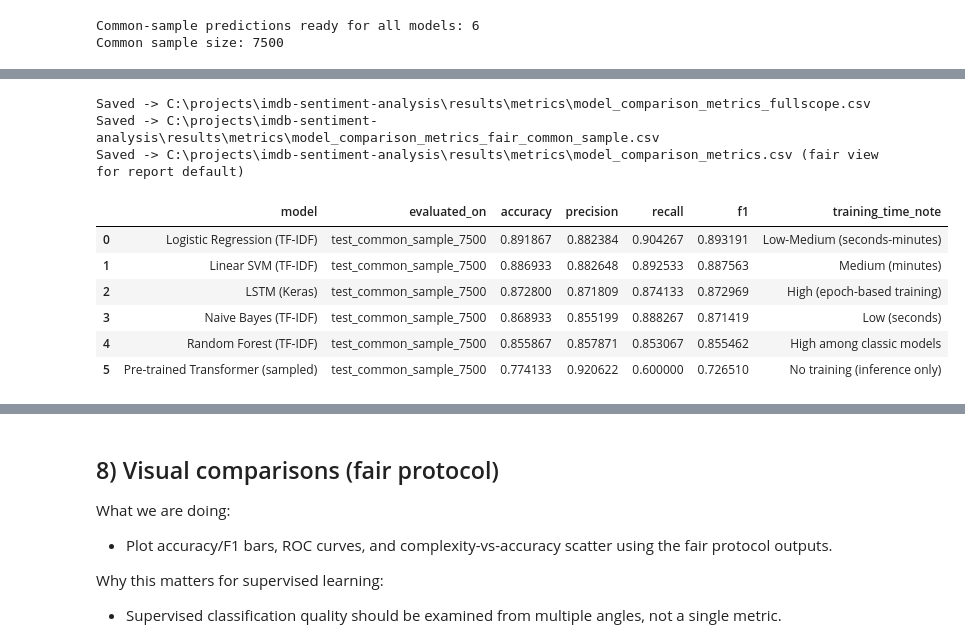
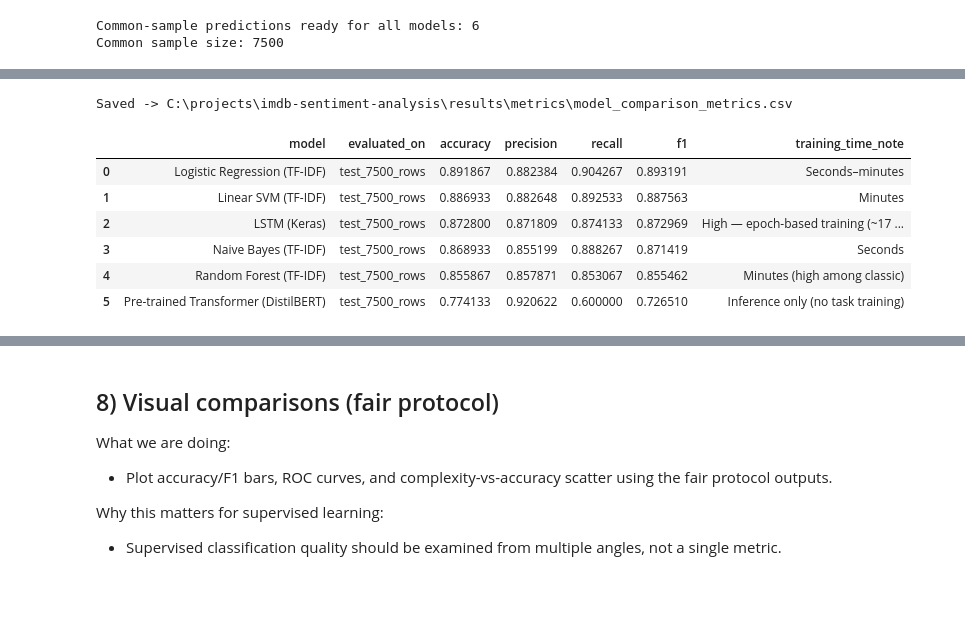
Before and after one commit to Lidizz/imdb-sentiment-analysis, a Jupyter notebook: notebooks/05_model_comparison.ipynb, the cells around one changed output, grey strips where cells are left out. Cells and saved outputs as stored; diff of their text form; code cells hidden in the pictures; blank space fills up the shorter version.

```diff
--- a/notebooks/05_model_comparison.ipynb
+++ b/notebooks/05_model_comparison.ipynb
@@ -355,70 +332,36 @@ How to interpret:
 # %%
 training_time_note = {
-    'Naive Bayes (TF-IDF)': 'Low (seconds)',
-    'Logistic Regression (TF-IDF)': 'Low-Medium (seconds-minutes)',
-    'Linear SVM (TF-IDF)': 'Medium (minutes)',
-    'Random Forest (TF-IDF)': 'High among classic models',
-    'LSTM (Keras)': 'High (epoch-based training)',
-    'Pre-trained Transformer (sampled)': 'No training (inference only)',
+    'Naive Bayes (TF-IDF)':                 'Seconds',
+    'Logistic Regression (TF-IDF)':         'Seconds–minutes',
+    'Linear SVM (TF-IDF)':                  'Minutes',
+    'Random Forest (TF-IDF)':              'Minutes (high among classic)',
+    'LSTM (Keras)':                         'High — epoch-based training (~17 min/epoch on CPU)',
+    'Pre-trained Transformer (DistilBERT)': 'Inference only (no task training)',
 }
 
-# A) Full-scope view (keeps prior coverage differences explicit)
-rows_full = []
-for model_name, y_pred in predictions.items():
-    if model_name == 'Pre-trained Transformer (sampled)':
-        y_true_local = y_test_sample
-        eval_scope = f'test_sample_{len(y_test_sample)}'
-    else:
-        y_true_local = y_test_np
-        eval_scope = f'test_full_{len(y_test_np)}'
-
-    metric_values = compute_metrics(y_true_local, np.asarray(y_pred).reshape(-1).astype(int))
-    rows_full.append({
+rows = []
+for model_name, y_pred in predictions_common.items():
+    metric_values = compute_metrics(y_test_common, np.asarray(y_pred).reshape(-1).astype(int))
+    rows.append({
         'model': model_name,
-        'evaluated_on': eval_scope,
+        'evaluated_on': f'test_{len(y_test_common)}_rows',
         **metric_values,
-        'training_time_note': training_time_note[model_name],
+        'training_time_note': training_time_note.get(model_name, '—'),
     })
 
-comparison_df_full = pd.DataFrame(rows_full).sort_values(by='f1', ascending=False).reset_index(drop=True)
+comparison_df = pd.DataFrame(rows).sort_values(by='f1', ascending=False).reset_index(drop=True)
 
-# B) Strict fair view (all models on same sampled rows)
-rows_fair = []
-for model_name, y_pred in predictions_common.items():
-    metric_values = compute_metrics(y_test_common, np.asarray(y_pred).reshape(-1).astype(int))
-    rows_fair.append({
-        'model': model_name,
-        'evaluated_on': f'test_common_sample_{len(y_test_common)}',
-        **metric_values,
-        'training_time_note': training_time_note[model_name],
-    })
-
-comparison_df_fair = pd.DataFrame(rows_fair).sort_values(by='f1', ascending=False).reset_index(drop=True)
-
-# Keep the original variable name pointed to fair results for downstream plots/reporting
-comparison_df = comparison_df_fair.copy()
-
-comparison_path_full = METRICS_DIR / 'model_comparison_metrics_fullscope.csv'
-comparison_path_fair = METRICS_DIR / 'model_comparison_metrics_fair_common_sample.csv'
 comparison_path = METRICS_DIR / 'model_comparison_metrics.csv'
-
-comparison_df_full.to_csv(comparison_path_full, index=False)
-comparison_df_fair.to_csv(comparison_path_fair, index=False)
-comparison_df_fair.to_csv(comparison_path, index=False)
-
-print(f'Saved -> {comparison_path_full}')
-print(f'Saved -> {comparison_path_fair}')
-print(f'Saved -> {comparison_path} (fair view for report default)')
+comparison_df.to_csv(comparison_path, index=False)
+print(f'Saved -> {comparison_path}')
 
 comparison_df
 # %% [output]
-Saved -> C:\projects\imdb-sentiment-analysis\results\metrics\model_comparison_metrics_fullscope.csv
-Saved -> C:\projects\imdb-sentiment-analysis\results\metrics\model_comparison_metrics_fair_common_sample.csv
-Saved -> C:\projects\imdb-sentiment-analysis\results\metrics\model_comparison_metrics.csv (fair view for report default)
+Saved -> C:\projects\imdb-sentiment-analysis\results\metrics\model_comparison_metrics.csv
 |  | model | evaluated_on | accuracy | precision | recall | f1 | training_time_note |
-| 0 | Logistic Regression (TF-IDF) | test_common_sample_7500 | 0.891867 | 0.882384 | 0.904267 | 0.893191 | Low-Medium (seconds-minutes) |
-| 1 | Linear SVM (TF-IDF) | test_common_sample_7500 | 0.886933 | 0.882648 | 0.892533 | 0.887563 | Medium (minutes) |
-| 2 | LSTM (Keras) | test_common_sample_7500 | 0.872800 | 0.871809 | 0.874133 | 0.872969 | High (epoch-based training) |
-| 3 | Naive Bayes (TF-IDF) | test_common_sample_7500 | 0.868933 | 0.855199 | 0.888267 | 0.871419 | Low (seconds) |
-| 4 | Random Forest (TF-IDF) | test_common_sample_7500 | 0.855867 | 0.857871 | 0.853067 | 0.855462 | High among classic models |
-| 5 | Pre-trained Transformer (sampled) | test_common_sample_7500 | 0.774133 | 0.920622 | 0.600000 | 0.726510 | No training (inference only) |
+| 0 | Logistic Regression (TF-IDF) | test_7500_rows | 0.891867 | 0.882384 | 0.904267 | 0.893191 | Seconds–minutes |
+| 1 | Linear SVM (TF-IDF) | test_7500_rows | 0.886933 | 0.882648 | 0.892533 | 0.887563 | Minutes |
+| 2 | LSTM (Keras) | test_7500_rows | 0.872800 | 0.871809 | 0.874133 | 0.872969 | High — epoch-based training (~17 ... |
+| 3 | Naive Bayes (TF-IDF) | test_7500_rows | 0.868933 | 0.855199 | 0.888267 | 0.871419 | Seconds |
+| 4 | Random Forest (TF-IDF) | test_7500_rows | 0.855867 | 0.857871 | 0.853067 | 0.855462 | Minutes (high among classic) |
+| 5 | Pre-trained Transformer (DistilBERT) | test_7500_rows | 0.774133 | 0.920622 | 0.600000 | 0.726510 | Inference only (no task training) |
```
Also changed, not shown: parts of 10 cells of this notebook, 6 other files.
